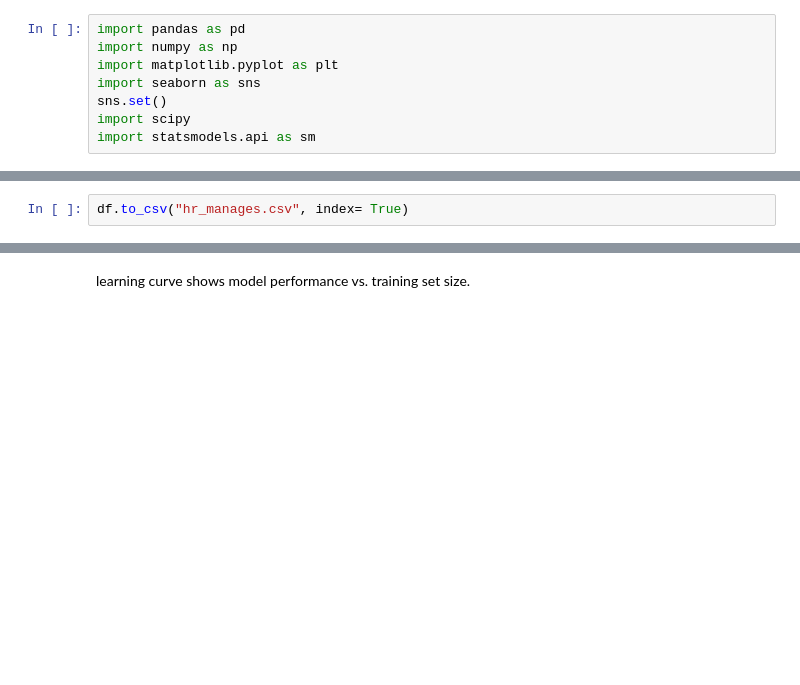
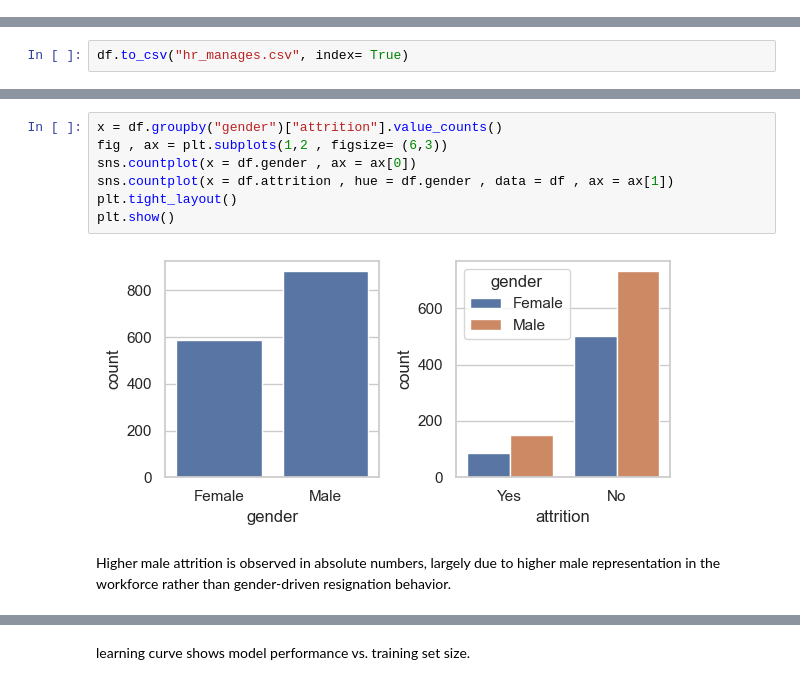
Before and after one commit to Mayankjoshi341/minor-project, a Jupyter notebook: minor-project-7sem/minor-project-7sem.ipynb, the cells around one changed output, grey strips where cells are left out. Drawn from its saved outputs; the diff is of its cells as text; blank space fills up the shorter version.

```diff
--- a/minor-project-7sem/minor-project-7sem.ipynb
+++ b/minor-project-7sem/minor-project-7sem.ipynb
@@ -1,8 +0,0 @@
-# %%
-import pandas as pd
-import numpy as np
-import matplotlib.pyplot as plt
-import seaborn as sns
-sns.set()
-import scipy
-import statsmodels.api as sm
@@ -401,0 +182,11 @@ plt.show()
+# %%
+x = df.groupby("gender")["attrition"].value_counts()
+fig , ax = plt.subplots(1,2 , figsize= (6,3))
+sns.countplot(x = df.gender , ax = ax[0])
+sns.countplot(x = df.attrition , hue = df.gender , data = df , ax = ax[1])
+plt.tight_layout()
+plt.show()
+# %% [output]
+[figure, added]
+# %% [markdown]
+Higher male attrition is observed in absolute numbers, largely due to higher male representation in the workforce rather than gender-driven resignation behavior.
```
Also changed, not shown: parts of 74 cells of this notebook, 4 other files.
